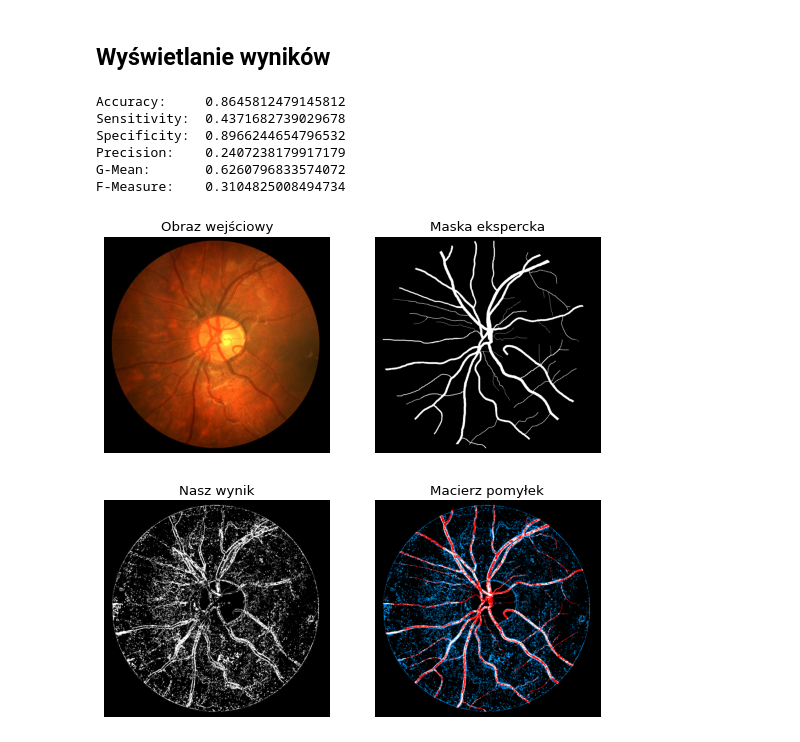
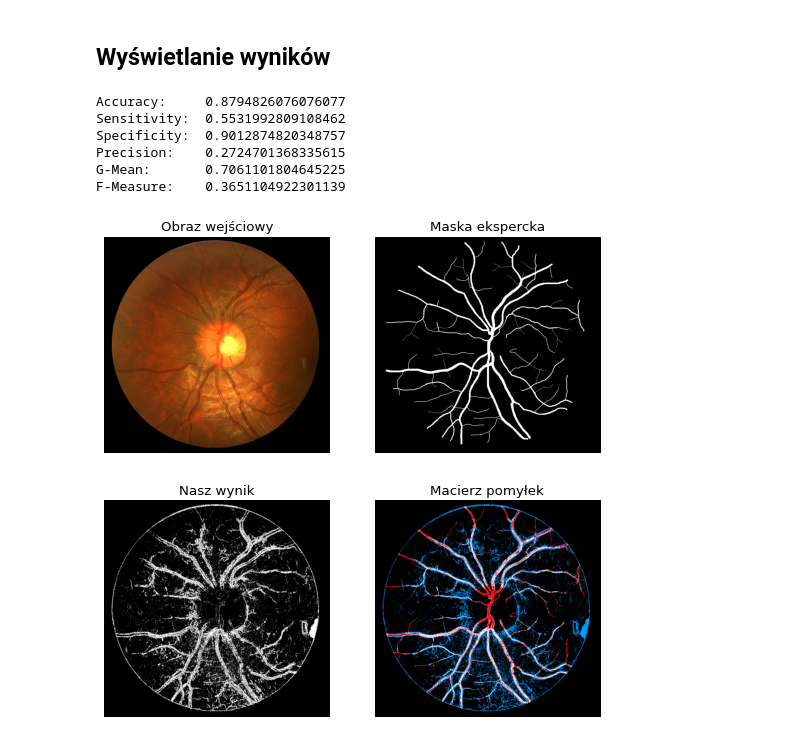
Before and after one commit to zuznnjus/Fundus-examination, a Jupyter notebook: fundus_examination.ipynb, the cells around one changed output. Cells and saved outputs as stored; diff of their text form; code cells hidden in the pictures.

Commit message:
Add image preprocessing

```diff
--- a/fundus_examination.ipynb
+++ b/fundus_examination.ipynb
@@ -141,13 +141,13 @@ def calculateHuMoments(patch):
     return cv.HuMoments(cv.moments(patch)).flatten()
 
 def calculateVariance(patch):
-    return np.array(np.var(patch))
+    return np.var(patch)
 
 def calculateMean(patch):
-    return np.array(np.mean(patch))
+    return np.mean(patch)
 
 def getMiddlePixel(patch, patch_size):
-    return np.array(patch[patch_size[0] // 2][patch_size[1] // 2])
+    return patch[patch_size[0] // 2][patch_size[1] // 2]
 
 def createFeaturesDataset(processed_image, patch_size = (5, 5)):
     max_y, max_x = processed_image.shape
@@ -164,13 +164,12 @@ def createFeaturesDataset(processed_image, patch_size = (5, 5)):
         mean = calculateMean(patch)
         variance = calculateVariance(patch)
         middle_pixel = getMiddlePixel(patch, patch_size)
-        hu_moments = calculateHuMoments(patch)
 
         x.append(np.concatenate((mean, variance, middle_pixel), axis = None))
 
     return x
 
-def createDataset(processed_image, result_image, patch_size = (5, 5), step = 100):
+def createDataset(processed_image, result_image, patch_size = (5, 5), step = 10):
     processed_patches = extractPatches(processed_image, patch_size)
     result_patches = extractPatches(result_image, patch_size)
 
@@ -183,7 +182,6 @@ def createDataset(processed_image, result_image, patch_size = (5, 5), step = 100
         mean = calculateMean(patch)
         variance = calculateVariance(patch)
         middle_pixel = getMiddlePixel(patch, patch_size)
-        hu_moments = calculateHuMoments(patch)
 
         x.append(np.concatenate((mean, variance, middle_pixel), axis = None))
         y.append(result_patches[i][patch_size[0] // 2][patch_size[1] // 2])
@@ -194,10 +192,10 @@ def createClassifier(processed_image, result_image):
     x, y = createDataset(processed_image, result_image)
     x_train, x_test, y_train, y_test = train_test_split(x, y, test_size = 0.2)
 
-    undersample = RandomUnderSampler(sampling_strategy = 0.3)
+    undersample = RandomUnderSampler(sampling_strategy = 0.2)
     x_train_undersample, y_train_undersample = undersample.fit_resample(x_train, y_train)
 
-    knn = KNeighborsClassifier(n_neighbors = 9, weights = 'distance')
+    knn = KNeighborsClassifier(n_neighbors = 5, weights = 'distance')
     knn.fit(x_train_undersample, y_train_undersample)
 
 #     y_pred = knn.predict(x_test)
@@ -205,8 +203,16 @@ def createClassifier(processed_image, result_image):
 
     return knn
 
+def preprocessImage(input_image):
+    input_image = cv.cvtColor(input_image, cv.COLOR_RGB2GRAY)
+    input_image = cv.fastNlMeansDenoising(input_image, None, 3, 7, 21)
+    clahe = cv.createCLAHE(clipLimit=2.0, tileGridSize=(8,8))
+    input_image = clahe.apply(input_image)
+
+    return input_image
+
 def classifyImage(input_image, result_image, knn, patch_size = (5, 5)):
-    input_image = cv.cvtColor(input_image, cv.COLOR_RGB2GRAY)
+    input_image = preprocessImage(input_image)
     x_test = createFeaturesDataset(input_image)
 
     return knn.predict(x_test).reshape(result_image.shape)
@@ -240,13 +246,13 @@ def displayImages(inputImage, processedImage, result, confusion_matrix_image):
 # %%
 def main():
     directory_prefix = 'CHASEDB1/'
-    images = ['Image_01L.jpg', 'Image_03R.jpg', 'Image_04L.jpg', 'Image_08R.jpg', 'Image_06L.jpg']
-    results = ['Image_01L_1stHO.png', 'Image_03R_1stHO.png', 'Image_04L_1stHO.png', 'Image_08R_1stHO.png', 'Image_06L_1stHO.png']
+    images = ['Image_01L.jpg', 'Image_03R.jpg', 'Image_04R.jpg', 'Image_07R.jpg', 'Image_10L.jpg']
+    results = ['Image_01L_1stHO.png', 'Image_03R_1stHO.png', 'Image_04R_1stHO.png', 'Image_07R_1stHO.png', 'Image_10L_1stHO.png']
 
-    classifier_images = ['Image_02L.jpg', 'Image_05R.jpg']
-    classifier_results = ['Image_02L_1stHO.png', 'Image_05R_1stHO.png']
+    classifier_images = ['Image_02L.jpg', 'Image_05R.jpg', 'Image_12R.jpg']
+    classifier_results = ['Image_02L_1stHO.png', 'Image_05R_1stHO.png', 'Image_12R_1stHO.png']
 
-    image_index = 0
+    image_index = 4
     classifier_image_index = 0
 
     '''przetwarzanie obrazu'''
@@ -273,39 +279,40 @@ def main():
                         .toGray()\
                         .build()
 
 #     confusion_matrix_image = displayStatisticalAnalysis(processed_image, result_image)
 #     displayImages(input_image, processed_image, result_image, confusion_matrix_image)
 
 
     '''klasyfikator KNN'''
 
     classifier_input_image = ImageBuilder()\
                     .loadImage(directory_prefix + classifier_images[classifier_image_index])\
                     .build()
 
     classifier_processed_image = ImageBuilder()\
                         .loadImage(directory_prefix + classifier_images[classifier_image_index])\
-                        .toGray()\
-                        .build()                   # tylko wstepnie przetworzony?
+                        .build()
 
     classifier_result_image = ImageBuilder()\
                         .loadImage(directory_prefix + classifier_results[classifier_image_index])\
                         .toGray()\
                         .build()
+
+    classifier_processed_image = preprocessImage(classifier_processed_image)
 
     knn = createClassifier(classifier_processed_image, classifier_result_image)
     knn_result_image = classifyImage(input_image, result_image, knn)
 
     knn_confusion_matrix_image = displayStatisticalAnalysis(knn_result_image, result_image)
     displayImages(input_image, knn_result_image, result_image, knn_confusion_matrix_image)
 
 if __name__ == '__main__':
     main()
 # %% [output]
-Accuracy:     0.8645812479145812
-Sensitivity:  0.4371682739029678
-Specificity:  0.8966244654796532
-Precision:    0.2407238179917179
-G-Mean:       0.6260796833574072
-F-Measure:    0.3104825008494734
+Accuracy:     0.8794826076076077
+Sensitivity:  0.5531992809108462
+Specificity:  0.9012874820348757
+Precision:    0.2724701368335615
+G-Mean:       0.7061101804645225
+F-Measure:    0.3651104922301139
-[figure, old version]
+[figure, new version]
```
